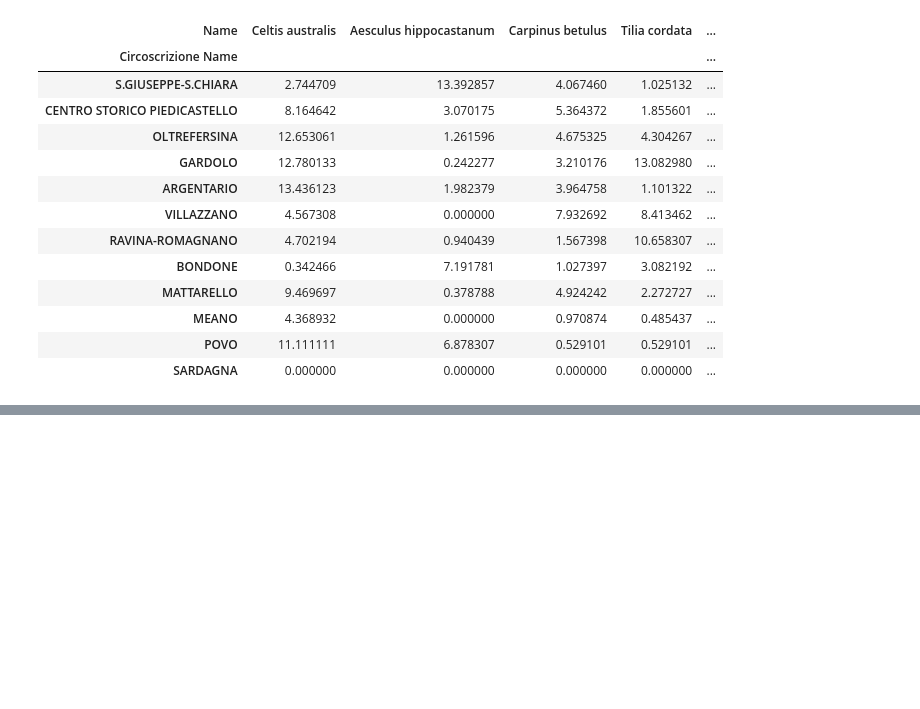
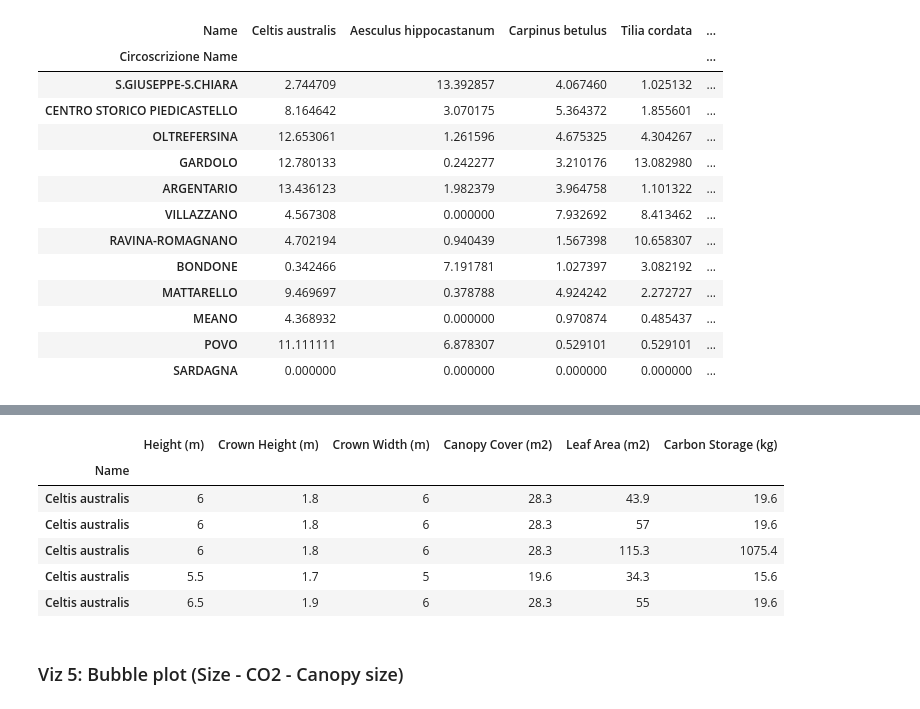
Before and after one commit to DataViz-Group3/DataViz-Group3, a Jupyter notebook: src/preprocessing.ipynb, the cells around one changed output, grey strips where cells are left out. Drawn from its saved outputs; the diff is of its cells as text; code cells hidden in the pictures; blank space fills up the shorter version.

```diff
--- a/src/preprocessing.ipynb
+++ b/src/preprocessing.ipynb
@@ -184,0 +257,12 @@ df_circo_tree_counts_perc.to_csv('../data_clean/a1_v5_waffle_cahrt.csv')
+# %%
+df_tree_size_carbon_6 =  df_tree_size_carbon.loc[top6_trees]
+
+df_tree_size_carbon_6.head()
+# %% [output]
+|  | Height (m) | Crown Height (m) | Crown Width (m) | Canopy Cover (m2) | Leaf Area (m2) | Carbon Storage (kg) |
+| Name |  |  |  |  |  |  |
+| Celtis australis | 6 | 1.8 | 6 | 28.3 | 43.9 | 19.6 |
+| Celtis australis | 6 | 1.8 | 6 | 28.3 | 57 | 19.6 |
+| Celtis australis | 6 | 1.8 | 6 | 28.3 | 115.3 | 1075.4 |
+| Celtis australis | 5.5 | 1.7 | 5 | 19.6 | 34.3 | 15.6 |
+| Celtis australis | 6.5 | 1.9 | 6 | 28.3 | 55 | 19.6 |
@@ -184,0 +271,2 @@ df_circo_tree_counts_perc.to_csv('../data_clean/a1_v5_waffle_cahrt.csv')
+# %% [markdown]
+### Viz 5: Bubble plot (Size - CO2 - Canopy size)
```
Also changed, not shown: parts of 22 cells of this notebook, 5 other files.
